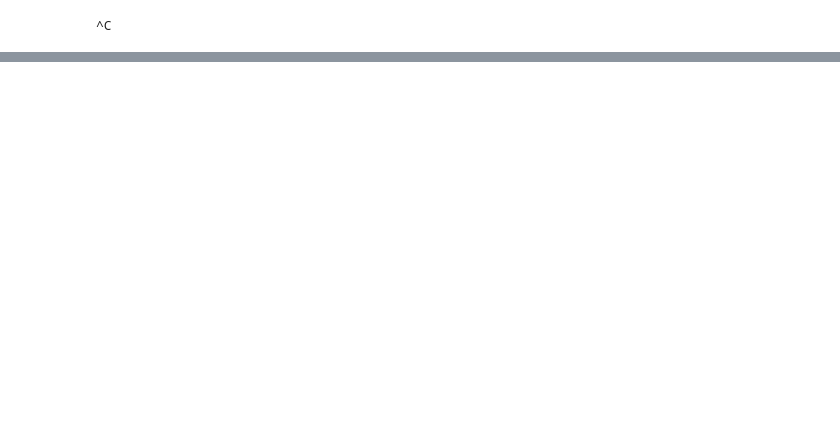
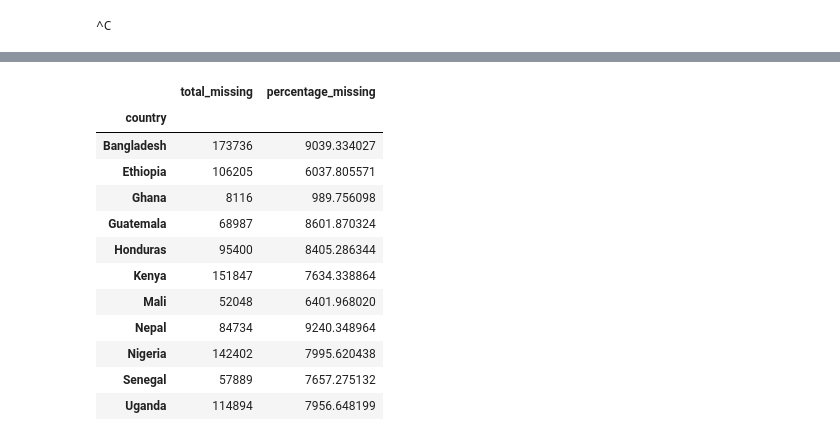
Before and after one commit to AdamPrzychodniPrivate/ml-poverty-prediction, a Jupyter notebook: pipeline/notebooks/2_EDA.ipynb, the cells around one changed output, grey strips where cells are left out. Drawn from its saved outputs; the diff is of its cells as text; code cells hidden in the pictures; blank space fills up the shorter version.

```diff
--- a/pipeline/notebooks/2_EDA.ipynb
+++ b/pipeline/notebooks/2_EDA.ipynb
@@ -415,0 +627,35 @@ missing_correlations(df)
+# %%
+def drop_rows_with_values(df, column, values_to_drop):
+    """
+    Drops rows from a DataFrame where the specified column contains any of the given values.
+
+    Parameters:
+    - df (pd.DataFrame): The DataFrame from which to drop rows.
+    - column (str): The name of the column to check for the specified values.
+    - values_to_drop (list): A list of values; rows with any of these values in the specified column will be dropped.
+
+    Returns:
+    - pd.DataFrame: A DataFrame with the specified rows dropped.
+    """
+
+    # Check if the column exists in the DataFrame
+    if column not in df.columns:
+        raise ValueError(f"The column '{column}' is not in the DataFrame")
+
+    # Check if values_to_drop is a list
+    if not isinstance(values_to_drop, list):
+        raise TypeError("values_to_drop must be a list")
+
+    # Drop rows that contain any of the values_to_drop in the specified column
+    df_filtered = df[~df[column].isin(values_to_drop)]
+
+    return df_filtered
+
+# Example usage:
+# To drop rows where the 'country' column is '8'
+# df = drop_rows_with_values(df, 'country', ['8'])
+
+# To drop rows where the 'country' column is either '8' or 'Unknown'
+# df = drop_rows_with_values(df, 'country', ['8', 'Unknown'])
+# %%
+df = drop_rows_with_values(df, 'country', ['8'])
@@ -415,0 +678,16 @@ missing_correlations(df)
+# %%
+count_missing_values_by_category(df, 'country')
+# %% [output]
+|  | total_missing | percentage_missing |
+| country |  |  |
+| Bangladesh | 173736 | 9039.334027 |
+| Ethiopia | 106205 | 6037.805571 |
+| Ghana | 8116 | 989.756098 |
+| Guatemala | 68987 | 8601.870324 |
+| Honduras | 95400 | 8405.286344 |
+| Kenya | 151847 | 7634.338864 |
+| Mali | 52048 | 6401.968020 |
+| Nepal | 84734 | 9240.348964 |
+| Nigeria | 142402 | 7995.620438 |
+| Senegal | 57889 | 7657.275132 |
+| Uganda | 114894 | 7956.648199 |
```
Also changed, not shown: parts of 15 cells of this notebook.
